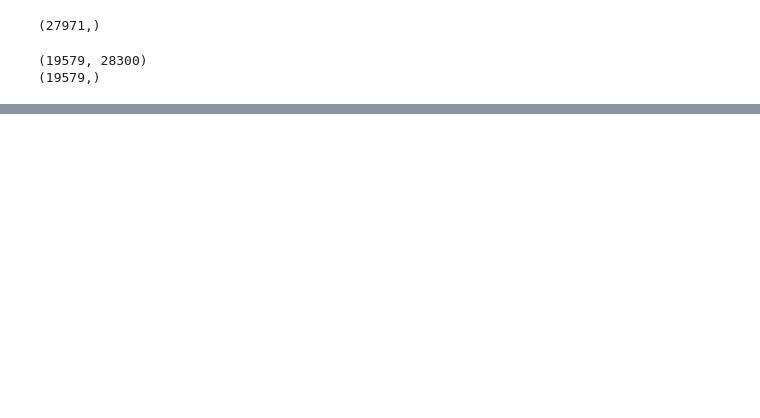
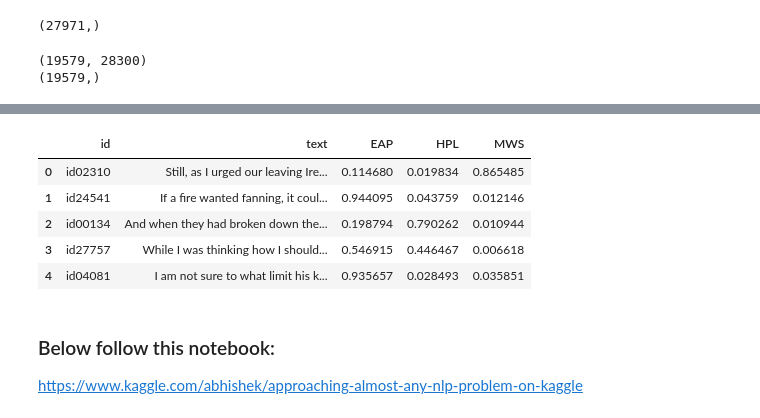
Before and after one commit to dongzhang84/Kaggle, a Jupyter notebook: Spooky.ipynb, the cells around one changed output, grey strips where cells are left out. Saved outputs shown, nothing was run; the diff lists cells and outputs as text; code cells hidden in the pictures; blank space fills up the shorter version.

```diff
--- a/Spooky.ipynb
+++ b/Spooky.ipynb
@@ -177,0 +335,24 @@ df_test['MWS'] = y_proba[:, 2]
+# %%
+nb = MultinomialNB()
+clf = CalibratedClassifierCV(nb)
+
+X_train = X_combine[:19579,]
+y_train = df.author
+
+clf.fit(X_train, y_train)
+X_test = X_combine[19579:,]
+y_proba = clf.predict_proba(X_test)
+# %%
+df_test['EAP'] = y_proba[:, 0]
+df_test['HPL'] = y_proba[:, 1]
+df_test['MWS'] = y_proba[:, 2]
+
+
+df_test.head()
+# %% [output]
+|  | id | text | EAP | HPL | MWS |
+| 0 | id02310 | Still, as I urged our leaving Ire... | 0.114680 | 0.019834 | 0.865485 |
+| 1 | id24541 | If a fire wanted fanning, it coul... | 0.944095 | 0.043759 | 0.012146 |
+| 2 | id00134 | And when they had broken down the... | 0.198794 | 0.790262 | 0.010944 |
+| 3 | id27757 | While I was thinking how I should... | 0.546915 | 0.446467 | 0.006618 |
+| 4 | id04081 | I am not sure to what limit his k... | 0.935657 | 0.028493 | 0.035851 |
@@ -177,0 +361,4 @@ df_test['MWS'] = y_proba[:, 2]
+# %% [markdown]
+### Below follow this notebook:
+
+https://www.kaggle.com/abhishek/approaching-almost-any-nlp-problem-on-kaggle
```
Also changed, not shown: parts of 52 cells of this notebook.
